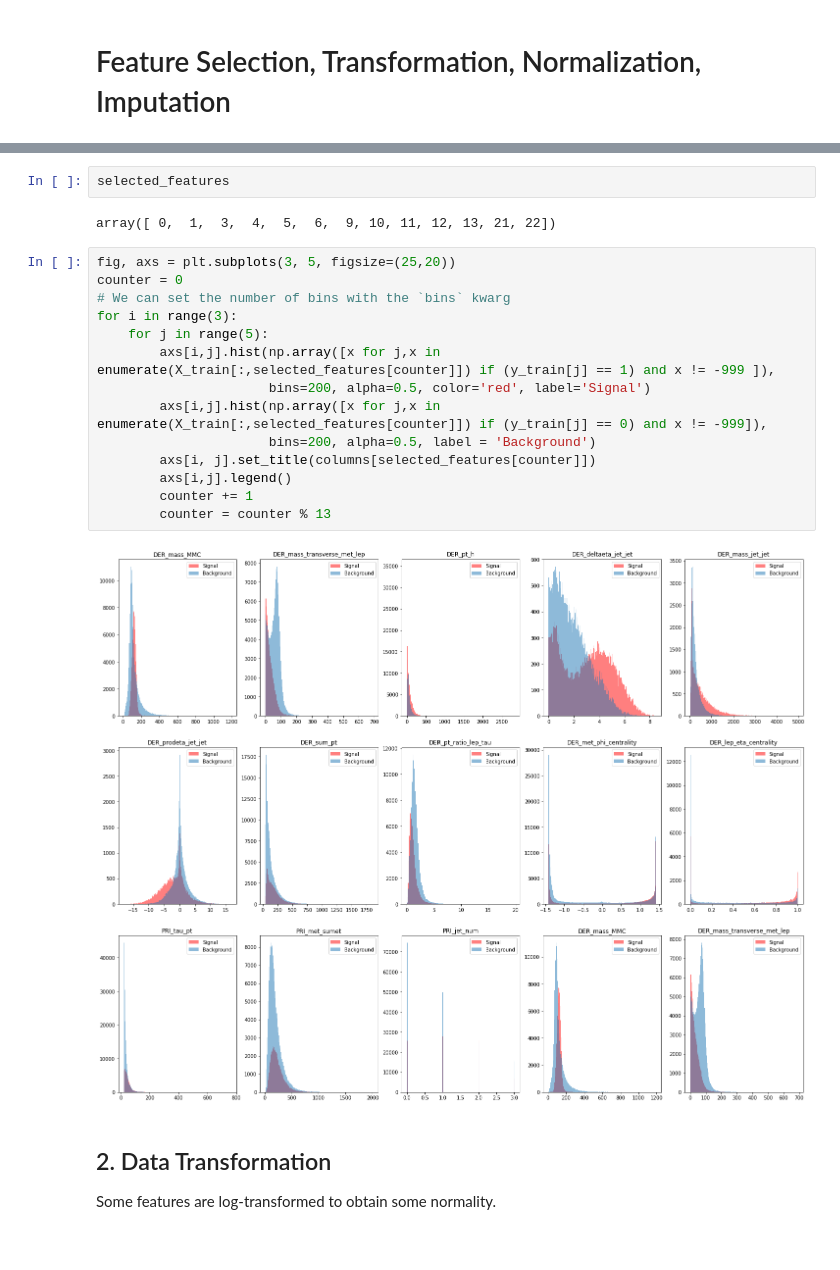
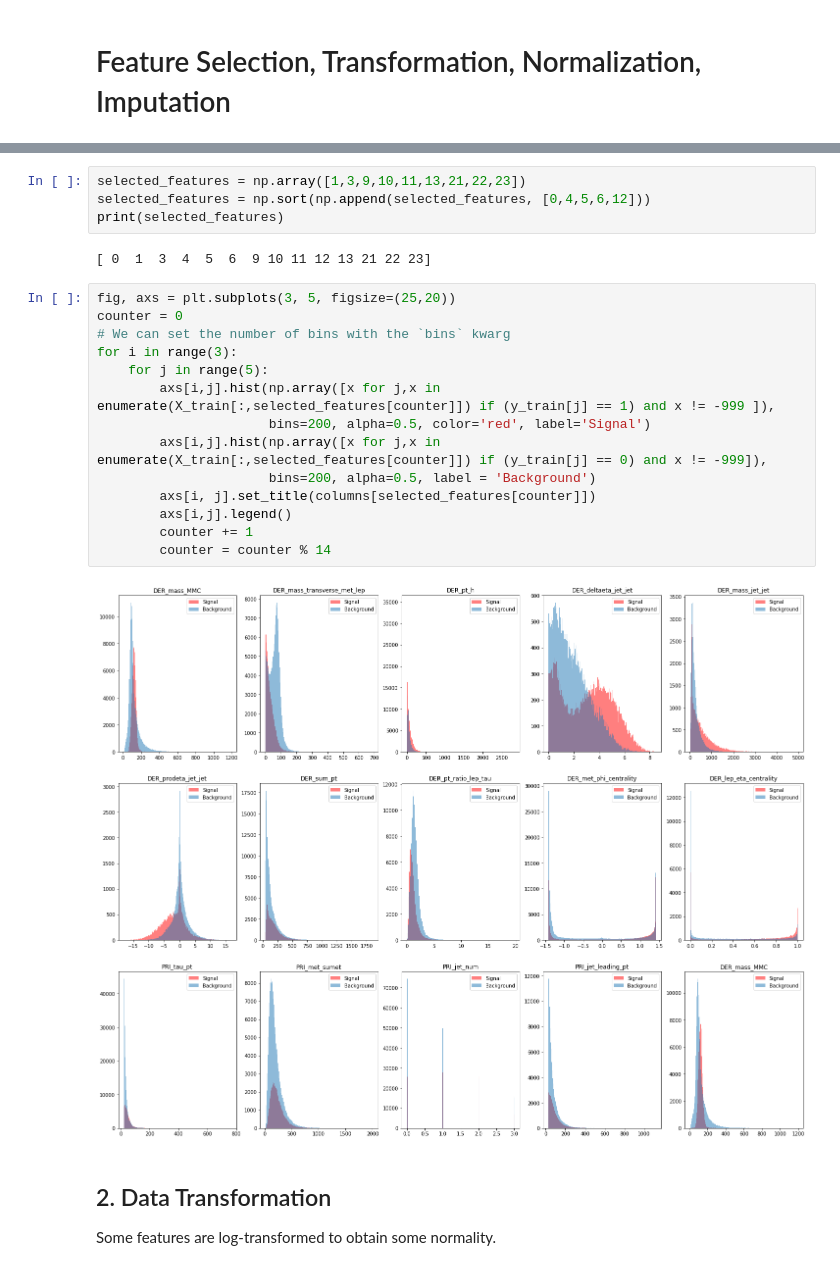
Before and after one commit to canaltinigne/EPFL-ML-Project_1, a Jupyter notebook: code/Feature_Engineering.ipynb, the cells around one changed output, grey strips where cells are left out. Saved outputs shown, nothing was run; the diff lists cells and outputs as text.

```diff
--- a/code/Feature_Engineering.ipynb
+++ b/code/Feature_Engineering.ipynb
@@ -494,23 +485,25 @@ Choose features that have meaningless values:
-# %%
-selected_features
-# %% [output]
-array([ 0,  1,  3,  4,  5,  6,  9, 10, 11, 12, 13, 21, 22])
+# %%
+selected_features = np.array([1,3,9,10,11,13,21,22,23])
+selected_features = np.sort(np.append(selected_features, [0,4,5,6,12]))
+print(selected_features)
+# %% [output]
+[ 0  1  3  4  5  6  9 10 11 12 13 21 22 23]
 # %%
 fig, axs = plt.subplots(3, 5, figsize=(25,20))
 counter = 0
 # We can set the number of bins with the `bins` kwarg
 for i in range(3):
     for j in range(5):
         axs[i,j].hist(np.array([x for j,x in enumerate(X_train[:,selected_features[counter]]) if (y_train[j] == 1) and x != -999 ]),
                       bins=200, alpha=0.5, color='red', label='Signal')
         axs[i,j].hist(np.array([x for j,x in enumerate(X_train[:,selected_features[counter]]) if (y_train[j] == 0) and x != -999]),
                       bins=200, alpha=0.5, label = 'Background')
         axs[i, j].set_title(columns[selected_features[counter]])
         axs[i,j].legend()
         counter += 1
-        counter = counter % 13
+        counter = counter % 14
 # %% [output]
-[figure, old version]
+[figure, new version]
 # %% [markdown]
 ## 2. Data Transformation
 
```
Also changed, not shown: parts of 56 cells of this notebook, 11 other files.
